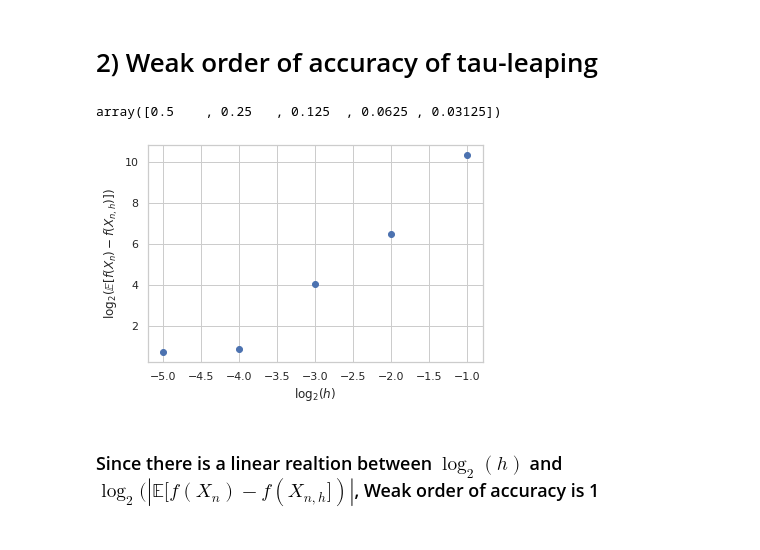
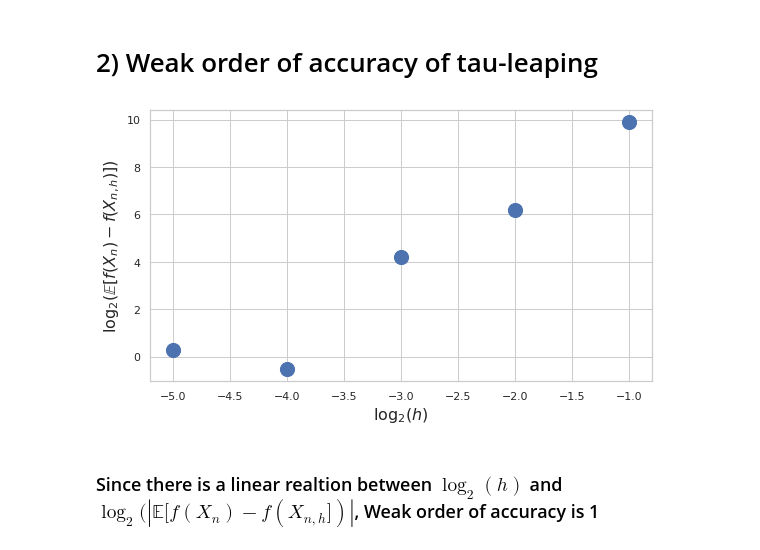
Before and after one commit to padubidri-pavan/ASA_Spring2021, a Jupyter notebook: ASA_HW5.ipynb, the cells around one changed output. Saved outputs shown, nothing was run; the diff lists cells and outputs as text; code cells hidden in the pictures.

Commit message:
Updated weak order plot

```diff
--- a/ASA_HW5.ipynb
+++ b/ASA_HW5.ipynb
@@ -251,16 +251,8 @@ compare_algos(X1, K2, s_NR, M_NR, P_NR, D_NR, s_G, M_G, P_G, D_G, s_T, M_T, P_T,
 [figure]
 # %% [markdown]
 # 2) Weak order of accuracy of tau-leaping
-# %%
-n = 20
-m = 5
-
-hs = np.logspace(-1,-1-m+1, m, base=2)
-hs
-# %% [output]
-array([0.5    , 0.25   , 0.125  , 0.0625 , 0.03125])
 # %%
-n = 10
+n = 50
 m = 5
 
 hs = np.logspace(-1,-1-m+1, m, base=2)
@@ -283,12 +275,13 @@ x_NR /= n
 x_T /= n
 # %%
 Eh = np.linalg.norm(x_NR - x_T, ord=2, axis=1)     # Errors
-# plt.scatter(hs, Eh);
-plt.scatter(np.log2(hs), np.log2(Eh))
-plt.xlabel('$\\log_2(h)$')
-plt.ylabel('$\\log_2(\\mathbb{E}[f(X_n)-f(X_{n,h})])$');
+
+plt.figure(figsize=(9,5))
+plt.scatter(np.log2(hs), np.log2(Eh), s=200)
+plt.xlabel('$\\log_2(h)$', fontsize=16)
+plt.ylabel('$\\log_2(\\mathbb{E}[f(X_n)-f(X_{n,h})])$', fontsize=16);
 # %% [output]
-[figure, old version]
+[figure, new version]
 # %% [markdown]
 ### Since there is a linear realtion between $\log_2(h)$ and $\log_2(|\mathbb{E}[f(X_n)-f(X_{n,h}])|$, Weak order of accuracy is 1
 # %% [markdown]
```
